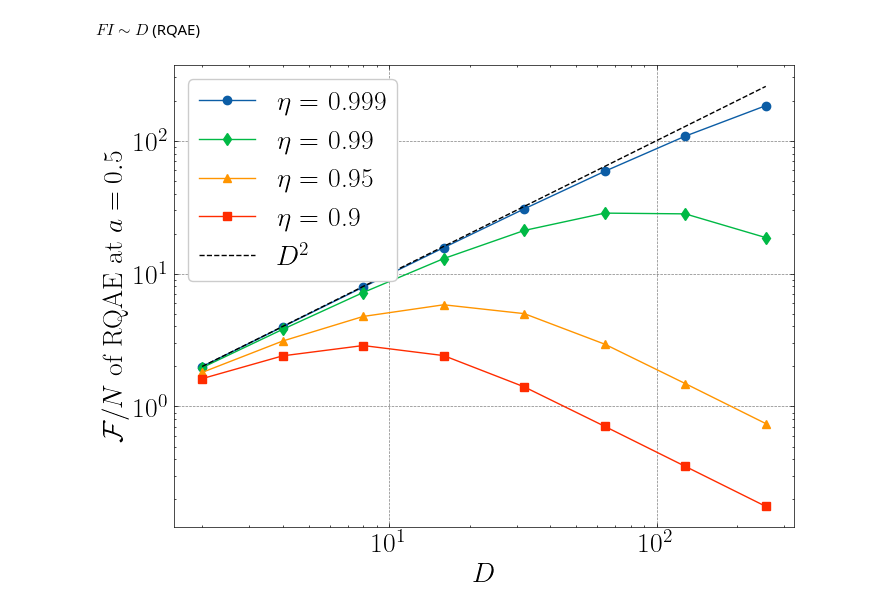
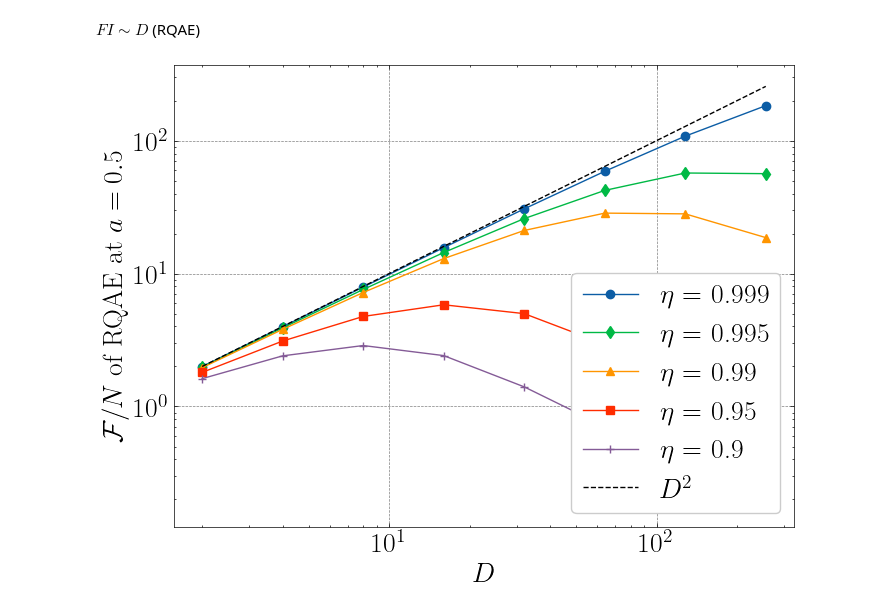
Before and after one commit to helloluxi/simulate-qae, a Jupyter notebook: rqae_fi_noisy.ipynb, the cells around one changed output. Drawn from its saved outputs; the diff is of its cells as text; code cells hidden in the pictures.

```diff
--- a/rqae_noisy.ipynb
+++ b/rqae_fi_noisy.ipynb
@@ -70,26 +70,26 @@ Cost: 1024.0000000000002
 $FI \sim D$ (RQAE)
 # %%
 Ds = 1 << np.arange(1, 9)
-etas = [0.999, 0.99, 0.95, 0.9]
+etas = [0.999, 0.995, 0.99, 0.95, 0.9]
 fi_D_RQAE = {}
 for eta in etas:
     fi_per_cost = []
     for D_RQAE in Ds:
         prob = 1 / np.arange(1, D_RQAE + 1)
         prob /= prob.sum()
         cost = sum(prob * np.arange(1, D_RQAE + 1))
         fi_per_cost.append(sum([prob[i] * get_fi_single_degree(0.5, i+1, eta) for i in range(D_RQAE)]) / cost)
     fi_D_RQAE[f"$\\eta$ = {eta}"] = fi_per_cost
 plt.figure()
 for idx, (label, fi_per_cost) in enumerate(fi_D_RQAE.items()):
     plt.plot(Ds, fi_per_cost, label=label, marker="od^s+h"[idx])
 plt.plot([2, 256], [2, 256], label="$D^2$", linestyle="--", color="black")
 plt.xscale("log")
 plt.yscale("log")
 plt.xlabel("$D$")
 plt.ylabel("$\\mathcal{F}/N$ of RQAE at $a = 0.5$")
 plt.legend()
 plt.savefig("fi_D_rqae.pdf")
 plt.show()
 # %% [output]
-[figure, old version]
+[figure, new version]
```
Also changed, not shown: 6 other files.
